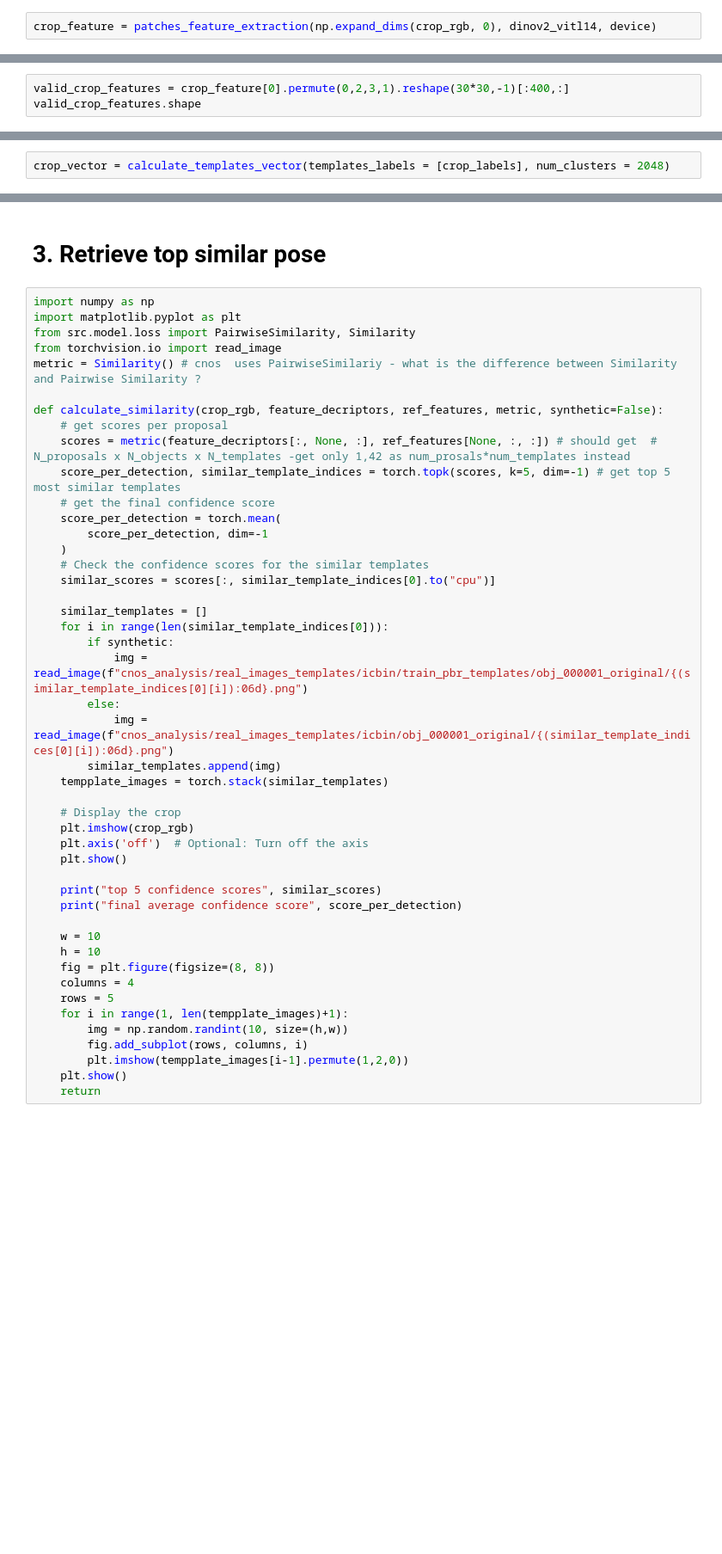
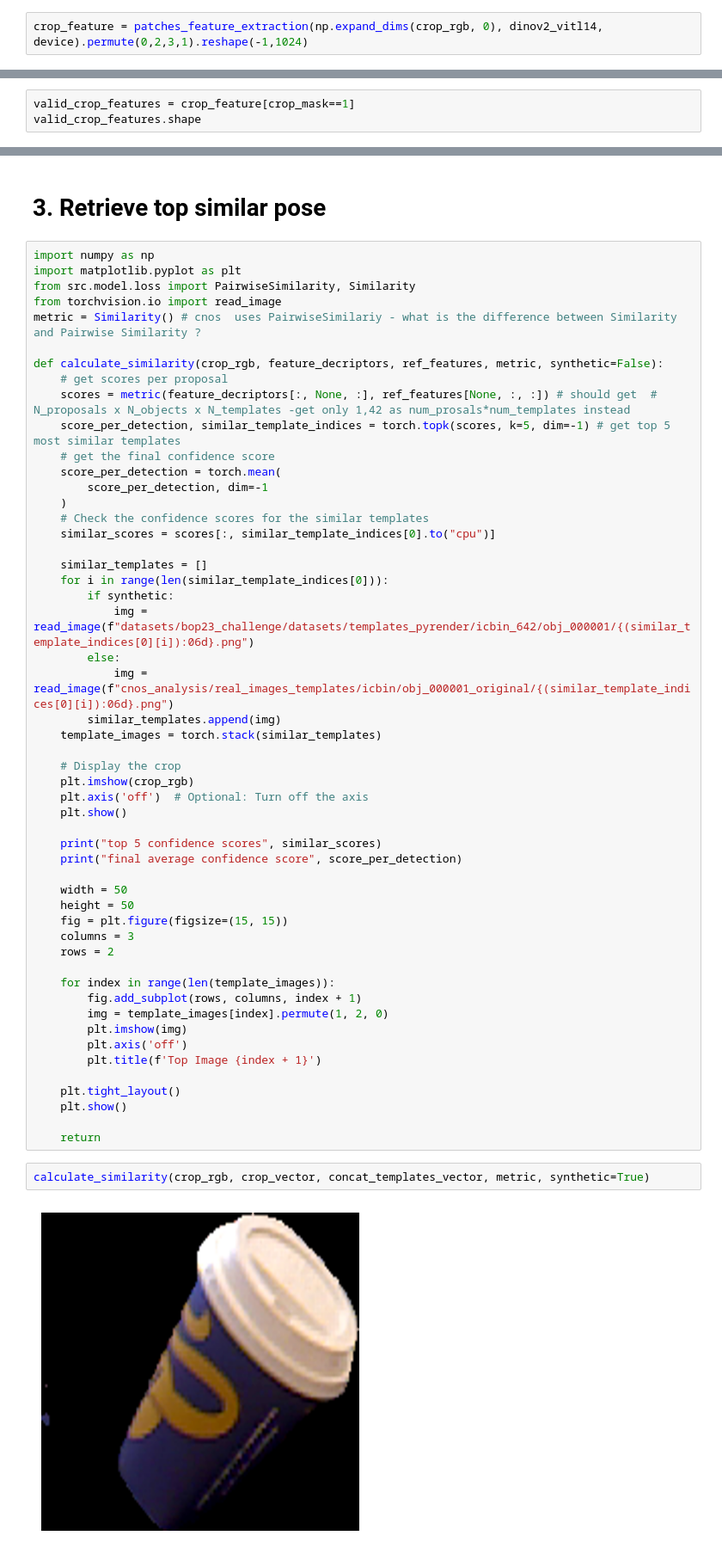
Before and after one commit to Kudo510/cnos, a Jupyter notebook: foundpose_2.ipynb, the cells around one changed output, grey strips where cells are left out. Shown at 86% size. Cells and saved outputs as stored; diff of their text form; blank space fills up the shorter version.

```diff
--- a/foundpose_2.ipynb
+++ b/foundpose_2.ipynb
@@ -173,4 +171,4 @@ if torch.cuda.is_available():
 # %% [output]
 Using cache found in /home/cuong.vandam/.cache/torch/hub/facebookresearch_dinov2_main
 # %%
-crop_feature = patches_feature_extraction(np.expand_dims(crop_rgb, 0), dinov2_vitl14, device)
+crop_feature = patches_feature_extraction(np.expand_dims(crop_rgb, 0), dinov2_vitl14, device).permute(0,2,3,1).reshape(-1,1024)
@@ -181,6 +175,6 @@ torch.Size([1, 1024, 30, 30])
 # %%
 del dinov2_vitl14
 # %%
-valid_crop_features = crop_feature[0].permute(0,2,3,1).reshape(30*30,-1)[:400,:]
+valid_crop_features = crop_feature[crop_mask==1]
 valid_crop_features.shape
 # %% [output]
@@ -202,5 +196,3 @@ crop_labels.shape
-# %%
-crop_vector = calculate_templates_vector(templates_labels = [crop_labels], num_clusters = 2048)
 # %%
 import math
 # For word_i, term frequency = occurences of word_i within the crop / number of occurences of word_i in all templates).
@@ -254,11 +246,11 @@ def calculate_similarity(crop_rgb, feature_decriptors, ref_features, metric, syn
     similar_templates = []
     for i in range(len(similar_template_indices[0])):
         if synthetic:
-            img = read_image(f"cnos_analysis/real_images_templates/icbin/train_pbr_templates/obj_000001_original/{(similar_template_indices[0][i]):06d}.png")
+            img = read_image(f"datasets/bop23_challenge/datasets/templates_pyrender/icbin_642/obj_000001/{(similar_template_indices[0][i]):06d}.png")
         else:
             img = read_image(f"cnos_analysis/real_images_templates/icbin/obj_000001_original/{(similar_template_indices[0][i]):06d}.png")
         similar_templates.append(img)
-    tempplate_images = torch.stack(similar_templates)
+    template_images = torch.stack(similar_templates)
 
     # Display the crop
     plt.imshow(crop_rgb)
@@ -268,14 +260,24 @@ def calculate_similarity(crop_rgb, feature_decriptors, ref_features, metric, syn
     print("top 5 confidence scores", similar_scores)
     print("final average confidence score", score_per_detection)
 
-    w = 10
-    h = 10
-    fig = plt.figure(figsize=(8, 8))
-    columns = 4
-    rows = 5
-    for i in range(1, len(tempplate_images)+1):
-        img = np.random.randint(10, size=(h,w))
-        fig.add_subplot(rows, columns, i)
-        plt.imshow(tempplate_images[i-1].permute(1,2,0))
+    width = 50
+    height = 50
+    fig = plt.figure(figsize=(15, 15))
+    columns = 3
+    rows = 2
+
+    for index in range(len(template_images)):
+        fig.add_subplot(rows, columns, index + 1)
+        img = template_images[index].permute(1, 2, 0)
+        plt.imshow(img)
+        plt.axis('off')
+        plt.title(f'Top Image {index + 1}')
+
+    plt.tight_layout()
     plt.show()
+
     return
+# %%
+calculate_similarity(crop_rgb, crop_vector, concat_templates_vector, metric, synthetic=True)
+# %% [output]
+[figure, added]
```
Also changed, not shown: parts of 9 cells of this notebook.
